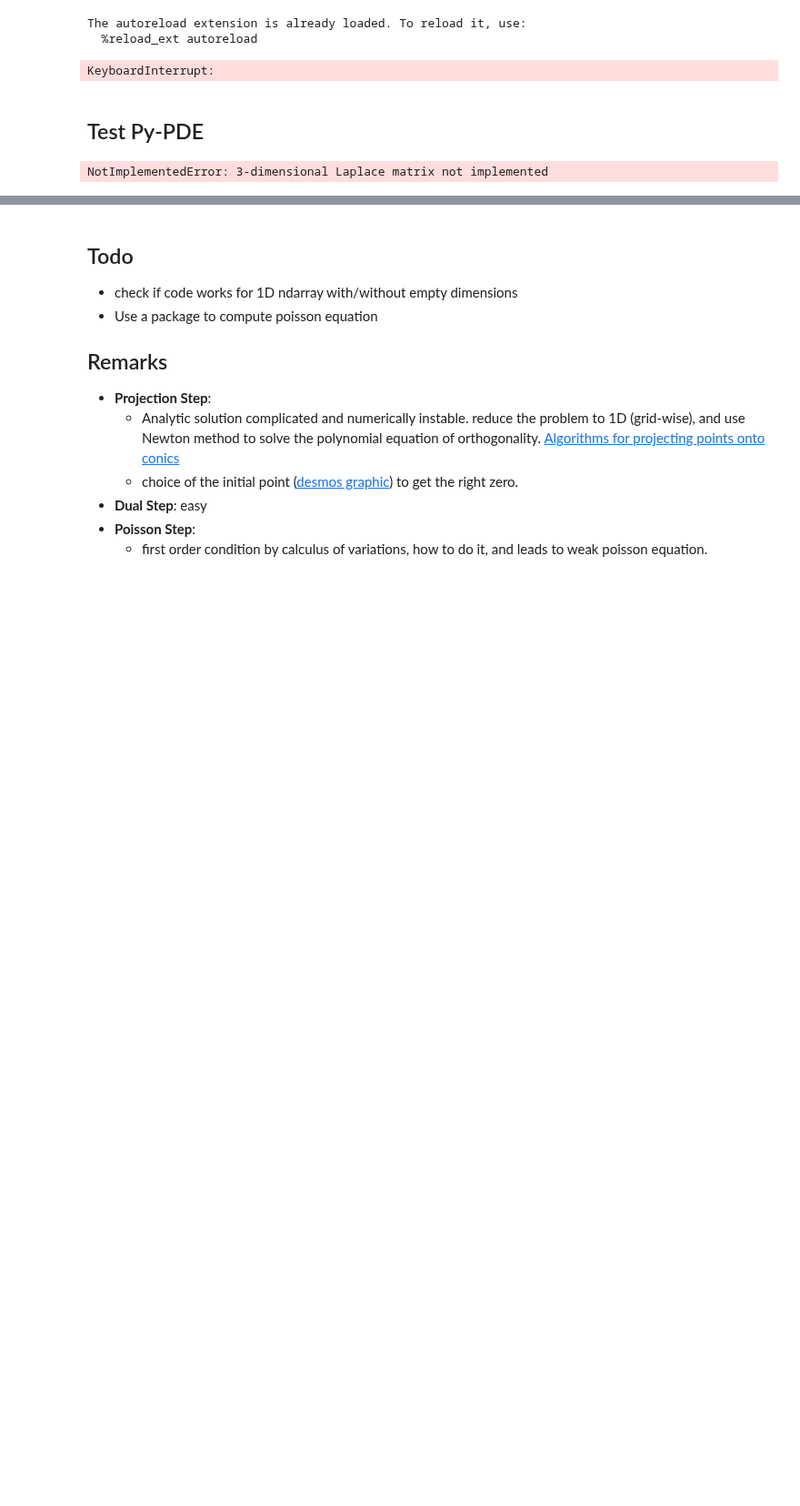
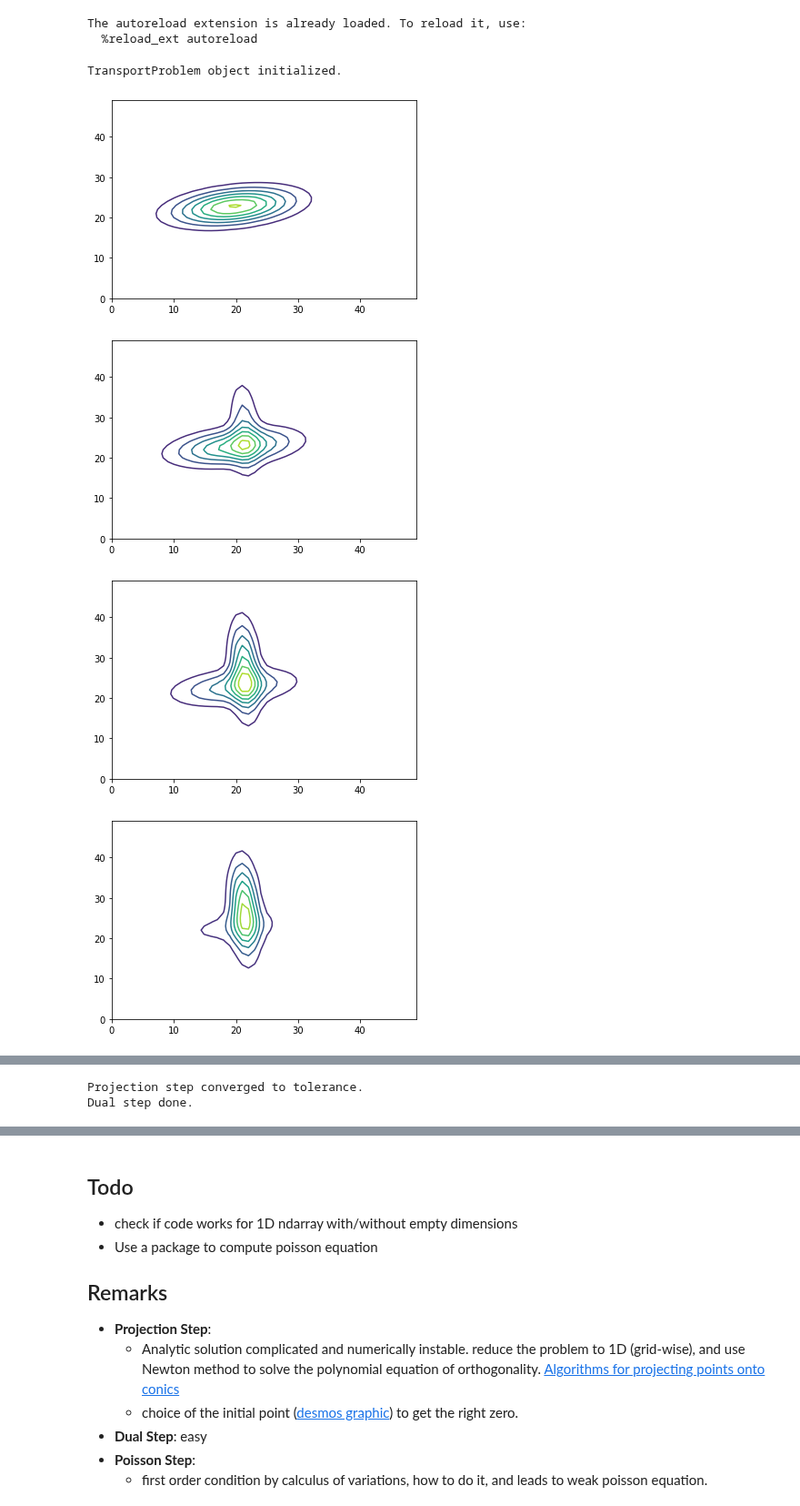
Before and after one commit to Benoit-Muller/Computational-Optimal-Transport, a Jupyter notebook: tests_BB.ipynb, the cells around one changed output, grey strips where cells are left out. Shown at 91% size. Drawn from its saved outputs; the diff is of its cells as text; code cells hidden in the pictures; blank space fills up the shorter version.

```diff
--- a/tests_BB.ipynb
+++ b/tests_BB.ipynb
@@ -16,32 +15,29 @@ rng = np.random.default_rng(4321)
 # %% [output]
 The autoreload extension is already loaded. To reload it, use:
   %reload_ext autoreload
-# %%
-N=100
-mesh= np.random.randn(2,N,N)
-mu = np.random.randn(N,N)
-nu = np.random.randn(N,N)
-T = 10
-
-prob1 = TransportProblem(mesh,mu,nu,T)
-prob1.projection_step()
-prob1.dual_step()
-# %% [output]
-KeyboardInterrupt:
-# %% [markdown]
-## Test Py-PDE
-# %%
-
-import pde
-from pde import CartesianGrid, ScalarField, solve_poisson_equation, PDE
-n=100
-f = rng.normal(size=(n,n,n))
-f = f - np.mean(f)
-grid = pde.CartesianGrid([[0, 1], [0, 1],[0,1]], shape=(n, n,n), periodic=[True, True, True])
-field = ScalarField(grid, f)
-eq = PDE({"phi": "-gradient_squared(u) / 2 - laplace(u + laplace(u))"})
-result = solve_poisson_equation(field, bc=["periodic", "periodic", "periodic"])
-
-result.plot()
-# %% [output]
-NotImplementedError: 3-dimensional Laplace matrix not implemented
+# %%
+rng = np.random.default_rng(123)
+from scipy.stats import multivariate_normal
+N=50
+T=50
+mesh= np.array(np.meshgrid(np.linspace(-5,5,N),np.linspace(-5,5,N)))
+
+mean1, cov1 = random_gaussian_parameters(2,rng)
+mean2, cov2 = random_gaussian_parameters(2,rng)
+
+mu,nu = np.empty((N,N)),np.empty((N,N))
+for idx in np.ndindex((N,N)):
+    mu[idx] = multivariate_normal.pdf(mesh[(...,*idx)], mean1, cov1)
+    nu[idx] = multivariate_normal.pdf(mesh[(...,*idx)], mean2, cov2)
+
+prob1 = TransportProblem(mesh,mu,nu,T)
+for i in np.linspace(0,N-1,5).astype(int):
+    prob1.plot(i)
+prob1.projection_step()
+prob1.dual_step()
+# %% [output]
+TransportProblem object initialized.
+[figure, added]
+[figure, added]
+[figure, added]
+[figure, added]
@@ -47,0 +45,2 @@ NotImplementedError: 3-dimensional Laplace matrix not implemented
+Projection step converged to tolerance.
+Dual step done.
```
Also changed, not shown: parts of 3 cells of this notebook, 5 other files.
